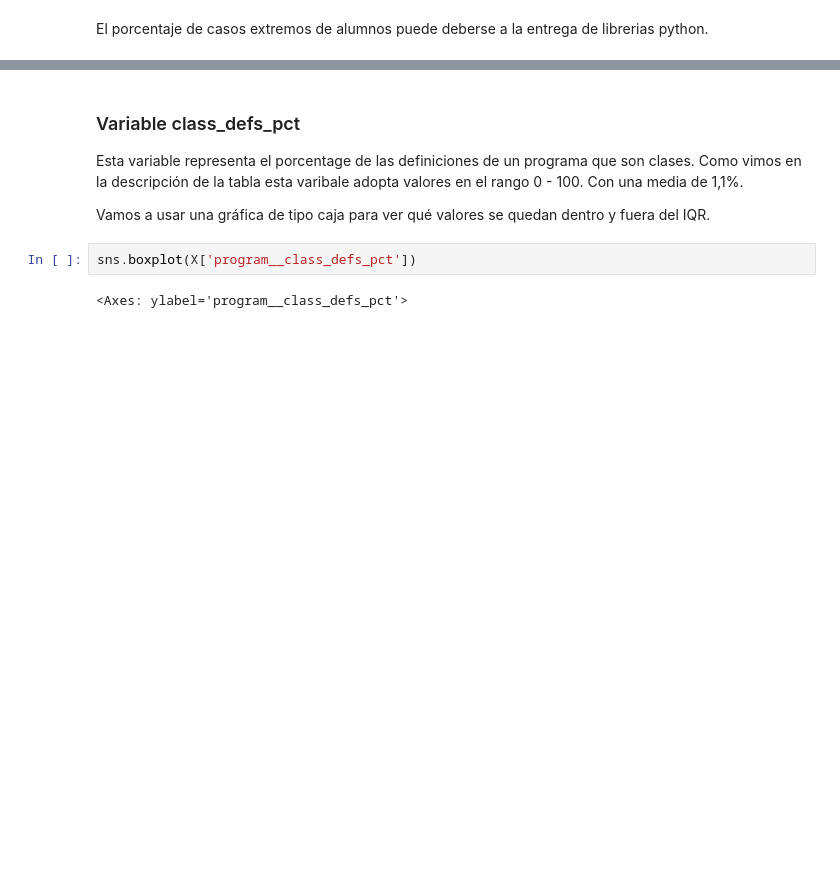
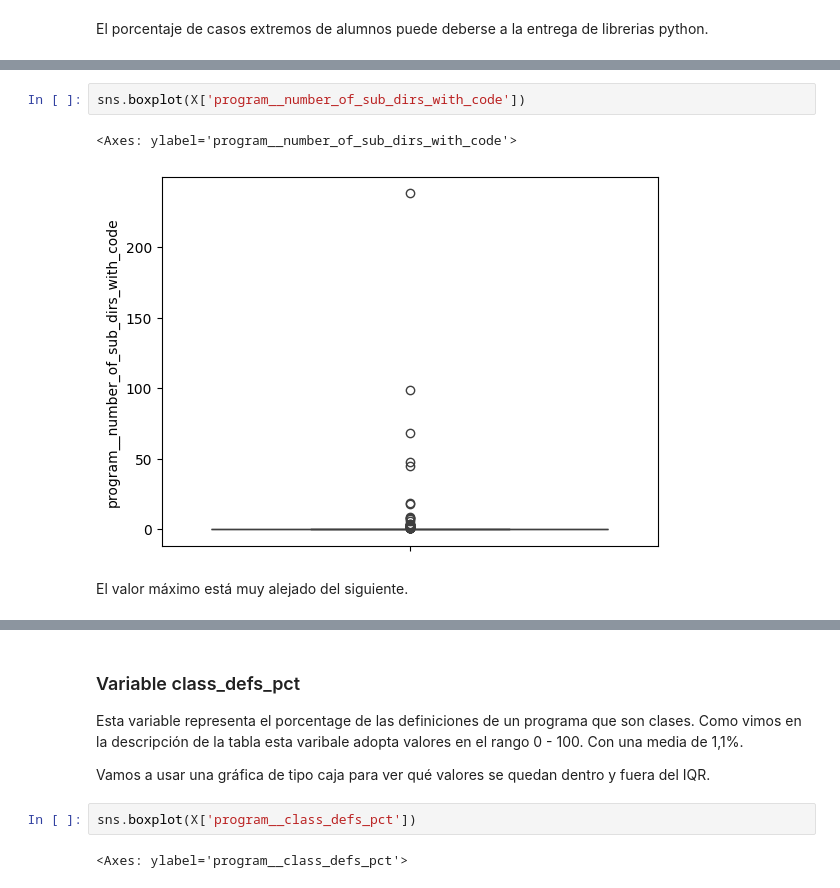
Before and after one commit to UO284262/PythonSourceCodeAnalysis, a Jupyter notebook: notebooks/01_programs.ipynb, the cells around one changed output, grey strips where cells are left out. Saved outputs shown, nothing was run; the diff lists cells and outputs as text; blank space fills up the shorter version.

```diff
--- a/notebooks/01_programs.ipynb
+++ b/notebooks/01_programs.ipynb
@@ -361,0 +369,7 @@ El porcentaje de casos extremos de alumnos puede deberse a la entrega de libreri
+# %%
+sns.boxplot(X['program__number_of_sub_dirs_with_code'])
+# %% [output]
+<Axes: ylabel='program__number_of_sub_dirs_with_code'>
+[figure, added]
+# %% [markdown]
+El valor máximo está muy alejado del siguiente.
```
Also changed, not shown: parts of 30 cells of this notebook.
